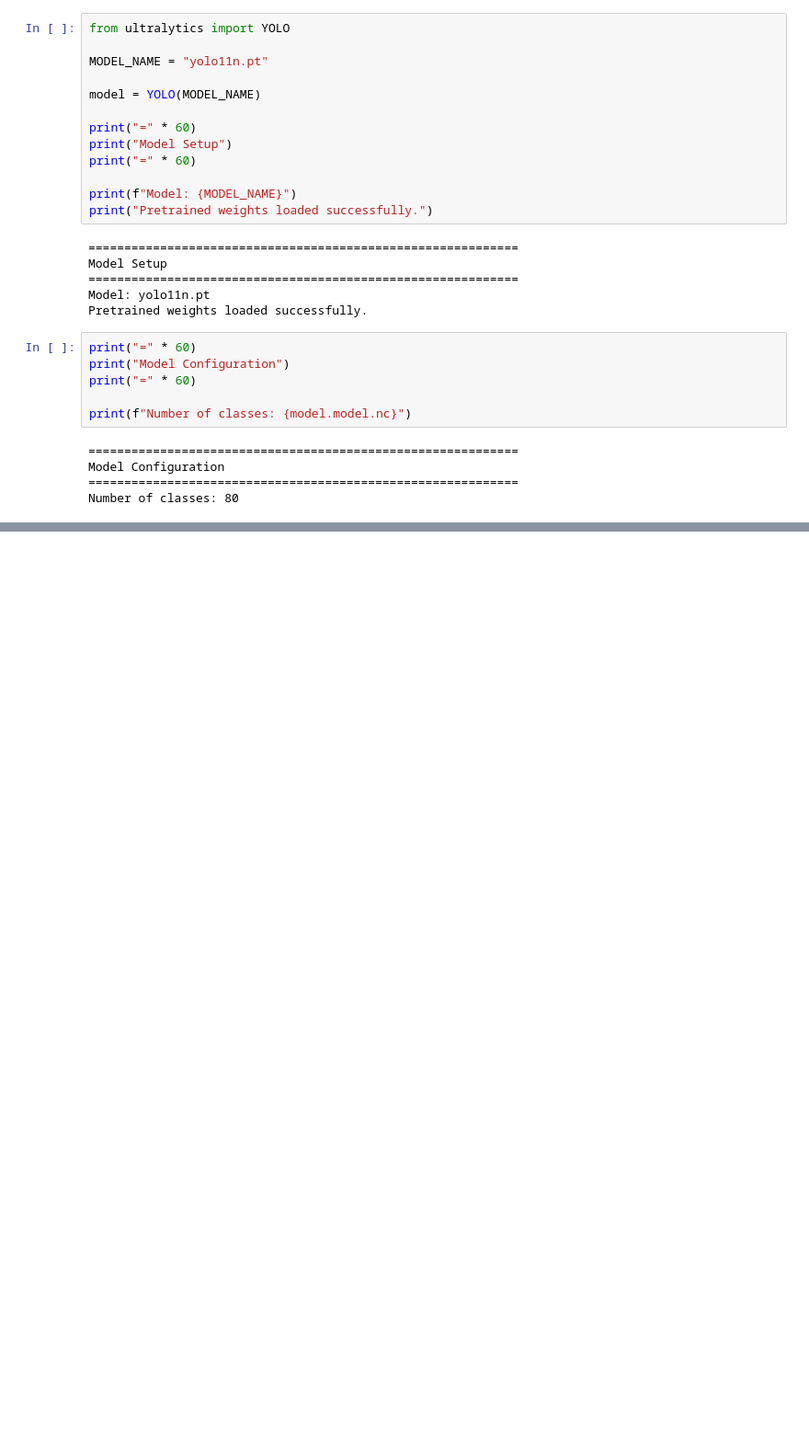
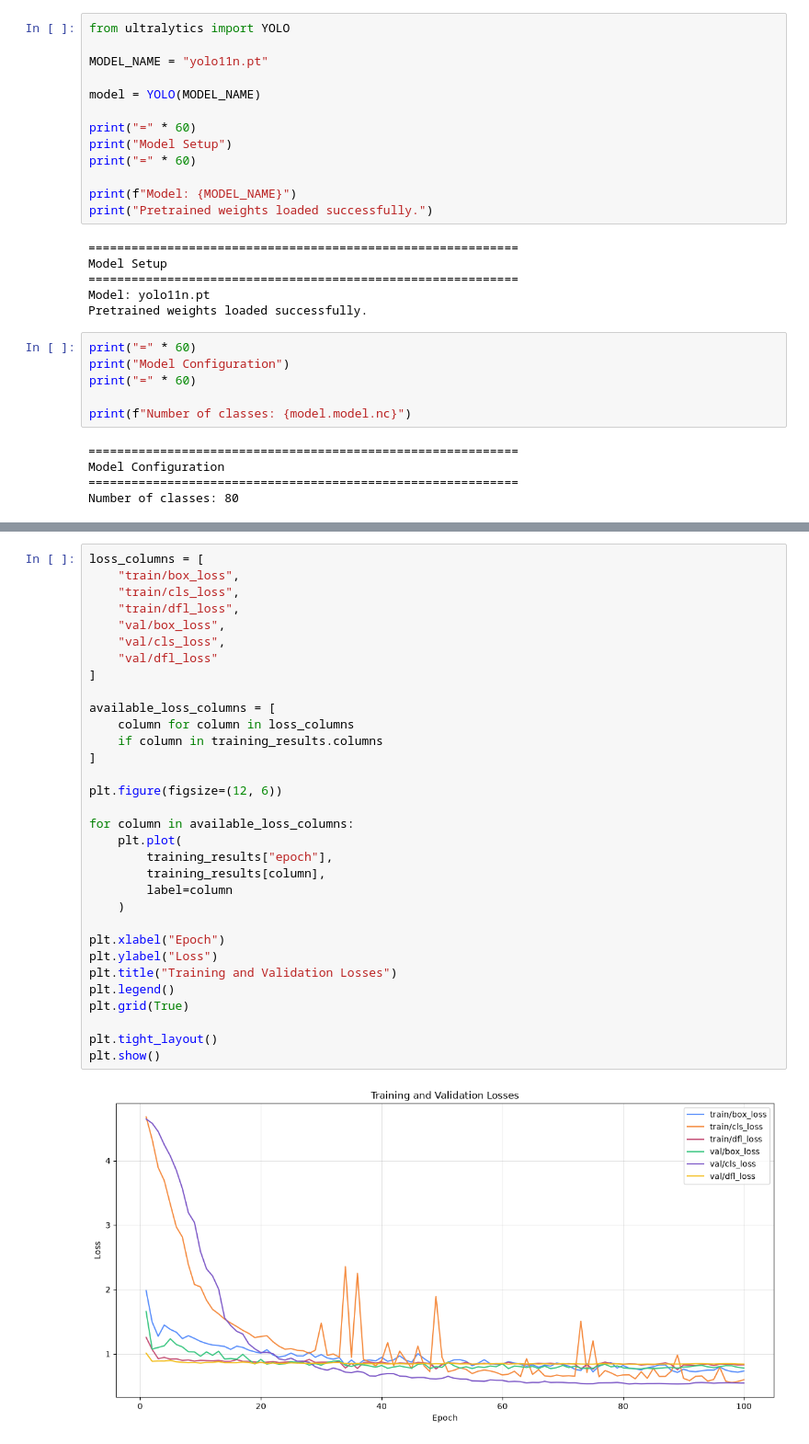
Before and after one commit to digesaremarco/Chess_Piece_Detection_ArdunioUNOQ, a Jupyter notebook: YOLOv11n_Chess_Fine_Tuning.ipynb, the cells around one changed output, grey strips where cells are left out. Shown at 92% size. Cells and saved outputs as stored; diff of their text form; blank space fills up the shorter version.

```diff
--- a/YOLOv11n_Chess_Fine_Tuning.ipynb
+++ b/YOLOv11n_Chess_Fine_Tuning.ipynb
@@ -923,0 +1082,34 @@ Number of classes: 80
+# %%
+loss_columns = [
+    "train/box_loss",
+    "train/cls_loss",
+    "train/dfl_loss",
+    "val/box_loss",
+    "val/cls_loss",
+    "val/dfl_loss"
+]
+
+available_loss_columns = [
+    column for column in loss_columns
+    if column in training_results.columns
+]
+
+plt.figure(figsize=(12, 6))
+
+for column in available_loss_columns:
+    plt.plot(
+        training_results["epoch"],
+        training_results[column],
+        label=column
+    )
+
+plt.xlabel("Epoch")
+plt.ylabel("Loss")
+plt.title("Training and Validation Losses")
+plt.legend()
+plt.grid(True)
+
+plt.tight_layout()
+plt.show()
+# %% [output]
+[figure, added]
```
Also changed, not shown: parts of 13 cells of this notebook.
